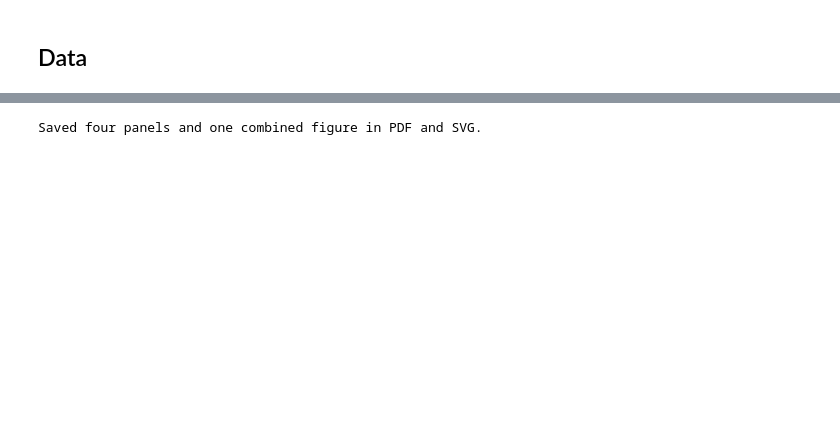
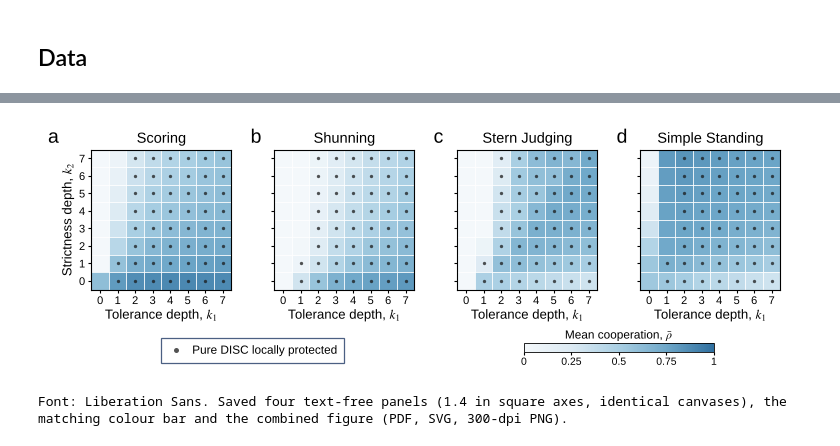
Before and after one commit to JoeWynn7/IR_paper, a Jupyter notebook: verified/figure4_ed6/Extended_Data_Figure6.ipynb, the cells around one changed output, grey strips where cells are left out. Cells and saved outputs as stored; diff of their text form; code cells hidden in the pictures; blank space fills up the shorter version.

```diff
--- a/verified/figure4_ed6/Extended_Data_Figure6.ipynb
+++ b/verified/figure4_ed6/Extended_Data_Figure6.ipynb
@@ -127,23 +279,11 @@ HATCH_LEGEND = Patch(facecolor='white', edgecolor='#777777', hatch='....', label
-# %%
-for norm in NORM_ORDER:
-    fig, ax = plt.subplots(figsize=(4.0, 3.8))
-    fig.subplots_adjust(left=.15, right=.80, bottom=.23, top=.90)
-    image = draw_panel(ax, norm)
-    fig.colorbar(image, cax=fig.add_axes([.84, .25, .035, .59]), ticks=[0, .5, 1], label=r'Mean cooperation $\bar\rho$')
-    fig.legend(handles=[HATCH_LEGEND], loc='lower center', bbox_to_anchor=(.50, .025), frameon=False, fontsize=8)
-    save_figure(fig, f'panel_{norm}')
-    plt.close(fig)
-
-fig, axes = plt.subplots(1, 4, figsize=(12.6, 3.8), sharex=True, sharey=True)
-fig.subplots_adjust(left=.065, right=.91, bottom=.25, top=.86, wspace=.18)
-for i, (ax, norm) in enumerate(zip(axes, NORM_ORDER)):
-    image = draw_panel(ax, norm, 'abcd'[i])
-    if i: ax.set_ylabel('')
-fig.colorbar(image, cax=fig.add_axes([.932, .28, .014, .54]), ticks=[0, .5, 1], label=r'Mean cooperation $\bar\rho$')
-fig.legend(handles=[HATCH_LEGEND], loc='lower center', bbox_to_anchor=(.49, .055), frameon=False, fontsize=9)
-save_figure(fig, 'Extended_Data_Figure6_combined')
-plt.show(); plt.close(fig)
-assert len(list(FIGURES.glob('*.pdf'))) == len(list(FIGURES.glob('*.svg'))) == 5
-print('Saved four panels and one combined figure in PDF and SVG.')
-# %% [output]
-Saved four panels and one combined figure in PDF and SVG.
+# %%
+for norm in NORM_ORDER:
+    fig = plot_panel(norm); save_figure(fig, f'panel_{norm}', tight=False); plt.close(fig)
+fig = plot_colorbar(); save_figure(fig, 'colorbar', tight=False); plt.close(fig)
+fig = plot_combined(); save_figure(fig, 'Extended_Data_Figure6_combined', png=True); plt.show(); plt.close(fig)
+assert len(list(FIGURES.glob('*.pdf'))) == len(list(FIGURES.glob('*.svg'))) == 6
+print(f'Font: {SANS}. Saved four text-free panels ({AX} in square axes, identical canvases), the matching colour bar '
+      'and the combined figure (PDF, SVG, 300-dpi PNG).')
+# %% [output]
+[figure, added]
+Font: Liberation Sans. Saved four text-free panels (1.4 in square axes, identical canvases), the matching colour bar and the combined figure (PDF, SVG, 300-dpi PNG).
```
Also changed, not shown: parts of 10 cells of this notebook, 15 other files.
